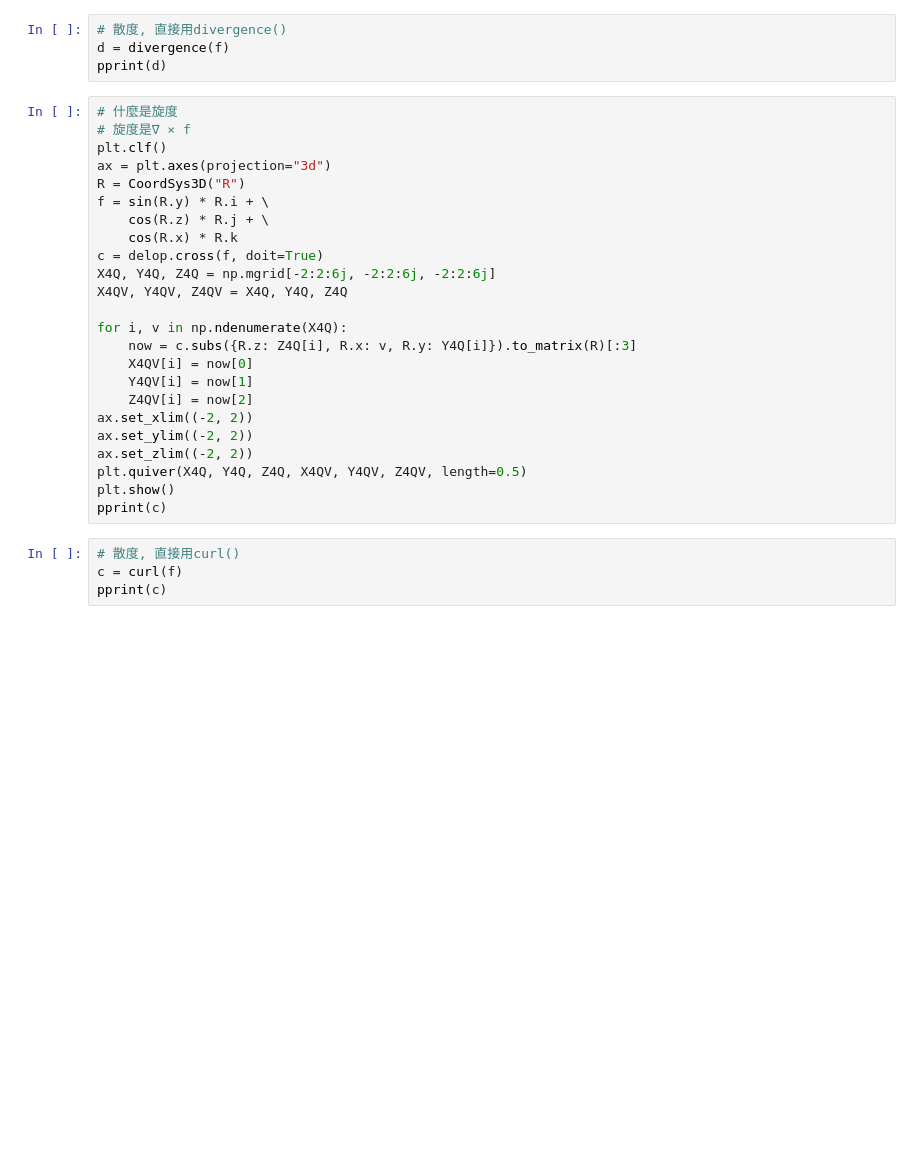
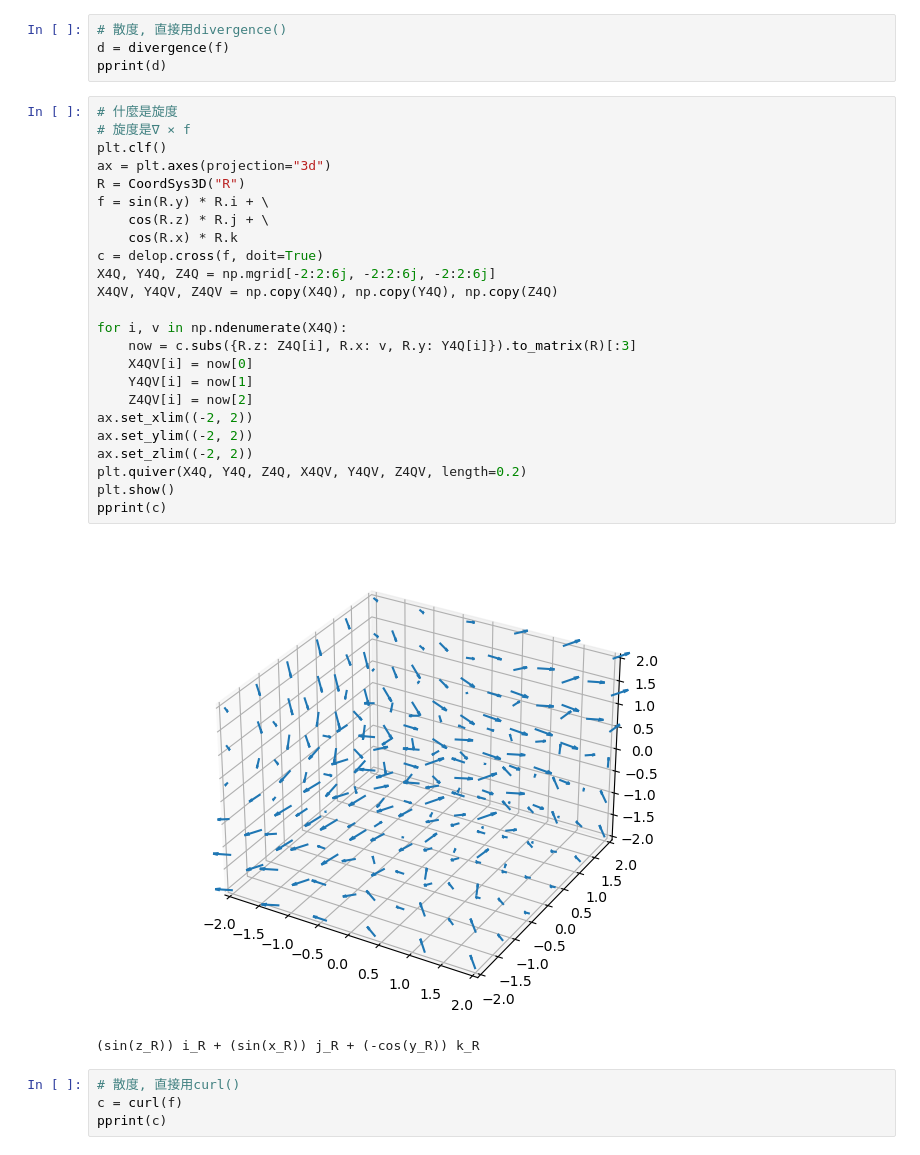
Before and after one commit to QuMCoding/QM-Book-Source, a Jupyter notebook: vector.ipynb, the cells around one changed output. Drawn from its saved outputs; the diff is of its cells as text; blank space fills up the shorter version.

```diff
--- a/vector.ipynb
+++ b/vector.ipynb
@@ -223,27 +259,30 @@ pprint(d)
 # %%
 # 什麼是旋度
 # 旋度是∇ × f
 plt.clf()
 ax = plt.axes(projection="3d")
 R = CoordSys3D("R")
 f = sin(R.y) * R.i + \
     cos(R.z) * R.j + \
     cos(R.x) * R.k
 c = delop.cross(f, doit=True)
 X4Q, Y4Q, Z4Q = np.mgrid[-2:2:6j, -2:2:6j, -2:2:6j]
-X4QV, Y4QV, Z4QV = X4Q, Y4Q, Z4Q
+X4QV, Y4QV, Z4QV = np.copy(X4Q), np.copy(Y4Q), np.copy(Z4Q)
 
 for i, v in np.ndenumerate(X4Q):
     now = c.subs({R.z: Z4Q[i], R.x: v, R.y: Y4Q[i]}).to_matrix(R)[:3]
     X4QV[i] = now[0]
     Y4QV[i] = now[1]
     Z4QV[i] = now[2]
 ax.set_xlim((-2, 2))
 ax.set_ylim((-2, 2))
 ax.set_zlim((-2, 2))
-plt.quiver(X4Q, Y4Q, Z4Q, X4QV, Y4QV, Z4QV, length=0.5)
+plt.quiver(X4Q, Y4Q, Z4Q, X4QV, Y4QV, Z4QV, length=0.2)
 plt.show()
 pprint(c)
+# %% [output]
+[figure, added]
+(sin(z_R)) i_R + (sin(x_R)) j_R + (-cos(y_R)) k_R
 # %%
 # 散度, 直接用curl()
 c = curl(f)
```
Also changed, not shown: parts of 4 cells of this notebook.
